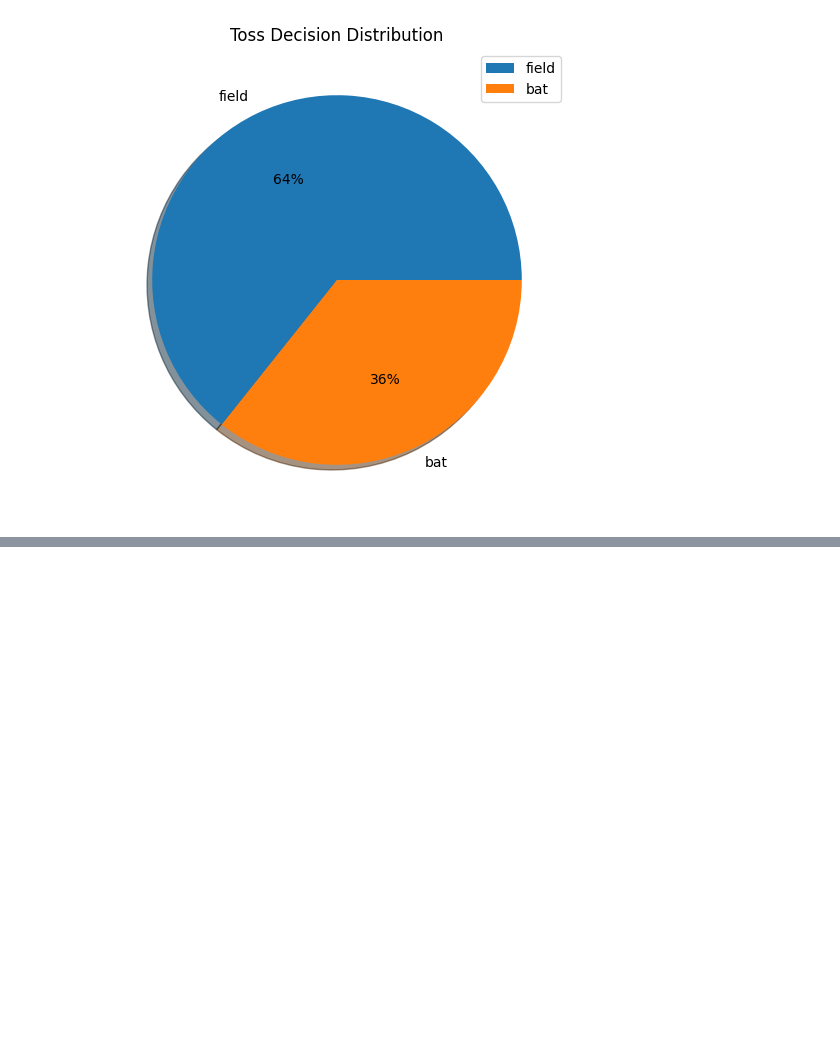
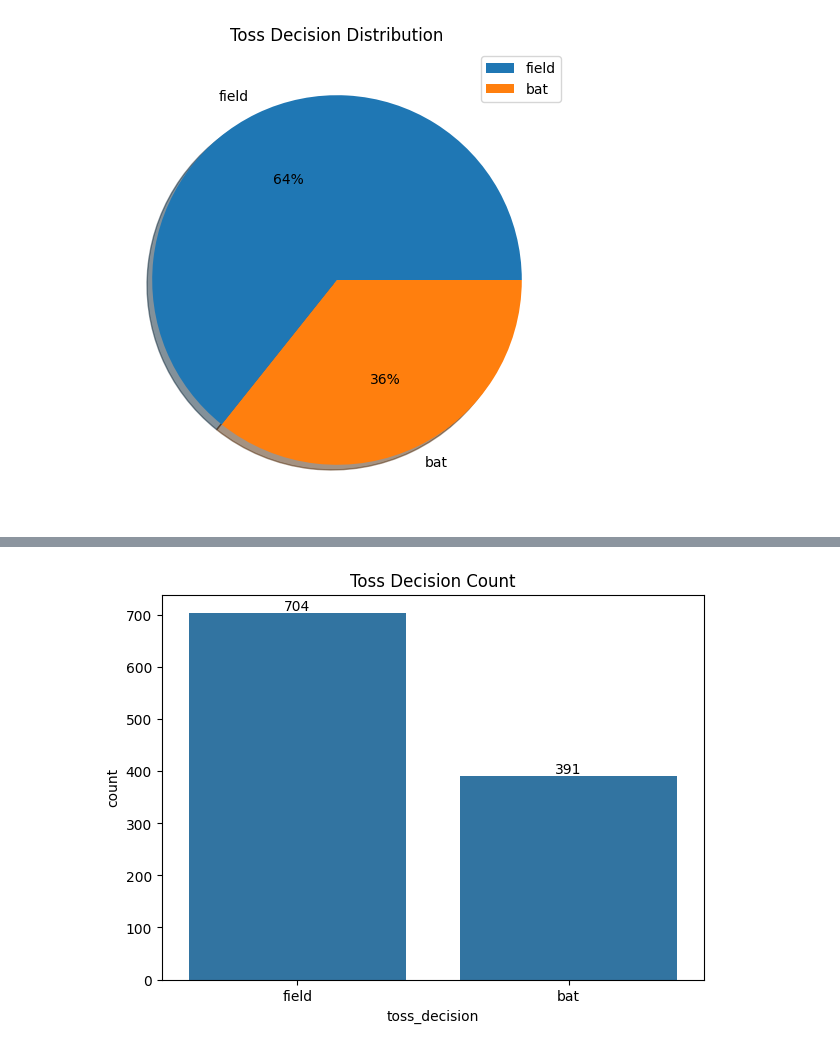
Before and after one commit to Gauravsingh958/Data-Analysis-Projects, a Jupyter notebook: IPL-Data-Analysis/ipl_analysis.ipynb, the cells around one changed output, grey strips where cells are left out. Drawn from its saved outputs; the diff is of its cells as text; code cells hidden in the pictures; blank space fills up the shorter version.

```diff
--- a/IPL-Data-Analysis/ipl_analysis.ipynb
+++ b/IPL-Data-Analysis/ipl_analysis.ipynb
@@ -362,0 +375,15 @@ plt.show()
+# %%
+# toss decision count
+plt.figure(figsize=(7,5))
+
+decision_count = sns.countplot(x='toss_decision', data=matches)
+plt.title("Toss Decision Count")
+
+for container in decision_count.containers:
+    decision_count.bar_label(container)
+
+plt.savefig("images/toss_count.png")
+
+plt.show()
+# %% [output]
+[figure, added]
```
Also changed, not shown: parts of 3 cells of this notebook, 2 other files.
